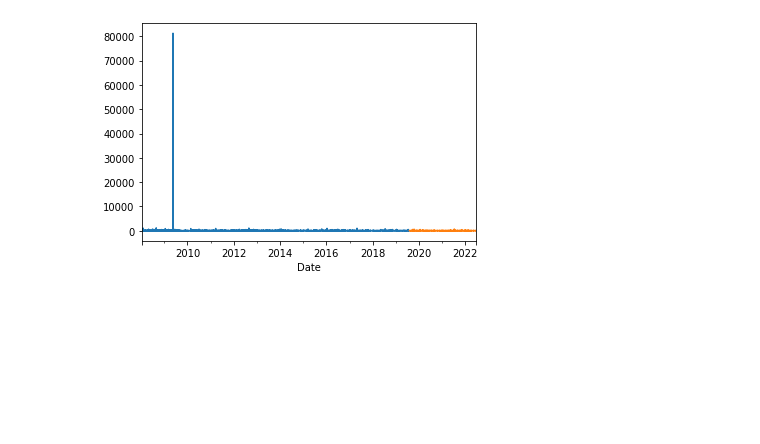
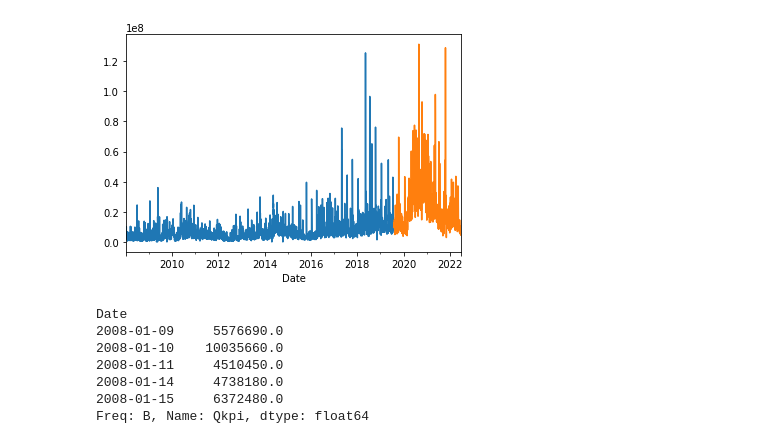
Before and after one commit to vvvipindsm/Interview, a Jupyter notebook: playground.ipynb, the cells around one changed output. Drawn from its saved outputs; the diff is of its cells as text; code cells hidden in the pictures; blank space fills up the shorter version.

```diff
--- a/playground.ipynb
+++ b/playground.ipynb
@@ -47,23 +69,4 @@ def clean_dataset(df):
 # %%
-df_comp = nifty_raw_data.copy()
-df_stock = stocks_raw_data.copy()
-df_comp['nifty'] = df_comp['^NSEI'].Close[:]
-df_comp['kpi'] = df_stock.Close[:]
-
-
-df_comp['Qkpi'] = df_stock.Volume[:]
-df_comp['spx'] = df_comp['^GSPC'].Close[:]
-df_comp = df_comp.iloc[1:]
-del df_comp['^GSPC']
-del df_comp['^NSEI']
-
-df_stock=df_stock.asfreq('b')
-df_stock=df_stock.fillna(method='ffill')
-
-df_comp=df_comp.asfreq('b')
-df_comp=df_comp.fillna(method='ffill')
-df_comp = df_comp[-len(df_stock):]
-
 #spa
 df_comp['ret_spx'] = df_comp.spx.pct_change(1).mul(100)
 df_comp['norm_ret_spx'] = df_comp.ret_spx.div(df_comp.ret_spx[1])*100
@@ -77,8 +80,5 @@ df_comp['ret_kpi'] = df_comp.kpi.pct_change(1).mul(100)
 df_comp['norm_ret_kpi'] = df_comp.ret_kpi.div(df_comp.ret_kpi[1])*100
 
 # # kpi volumn
-df_comp['ret_Qkpi'] = df_comp.Qkpi.pct_change(1).mul(100).fillna(1)
-df_comp['norm_ret_Qkpi'] = pd.DataFrame(df_comp.ret_Qkpi.div(df_comp.ret_Qkpi[1])*100).fillna(1)
-
-df_comp['ret_Qkpi'] = df_comp.ret_Qkpi.astype(np.float32)
-df_comp.tail()
+df_comp['ret_Qkpi'] = df_comp.Qkpi.pct_change(1).mul(100)
+df_comp['norm_ret_Qkpi'] = pd.DataFrame(df_comp.ret_Qkpi.div(df_comp.ret_Qkpi[1])*100)
@@ -102,11 +93,24 @@ train, valid = df_comp.iloc[:size], df_comp.iloc[size:]
 # train.head()
 # %%
 # plotting the data
-train['ret_Qkpi'].plot()
-valid['ret_Qkpi'].plot()
+train['Qkpi'].plot()
+valid['Qkpi'].plot()
 plt.show()
+# print(np.any(np.isnan(train['ret_Qkpi'])))
+# print(np.all(np.isfinite(train['ret_Qkpi'])))
+# print(train['ret_kpi'])
+
+
+train['Qkpi'].head()
 # %% [output]
-[figure, old version]
+[figure, new version]
+Date
+2008-01-09     5576690.0
+2008-01-10    10035660.0
+2008-01-11     4510450.0
+2008-01-14     4738180.0
+2008-01-15     6372480.0
+Freq: B, Name: Qkpi, dtype: float64
 # %%
 #building the model
 !pip install pmdarima
```
Also changed, not shown: parts of 9 cells of this notebook.
